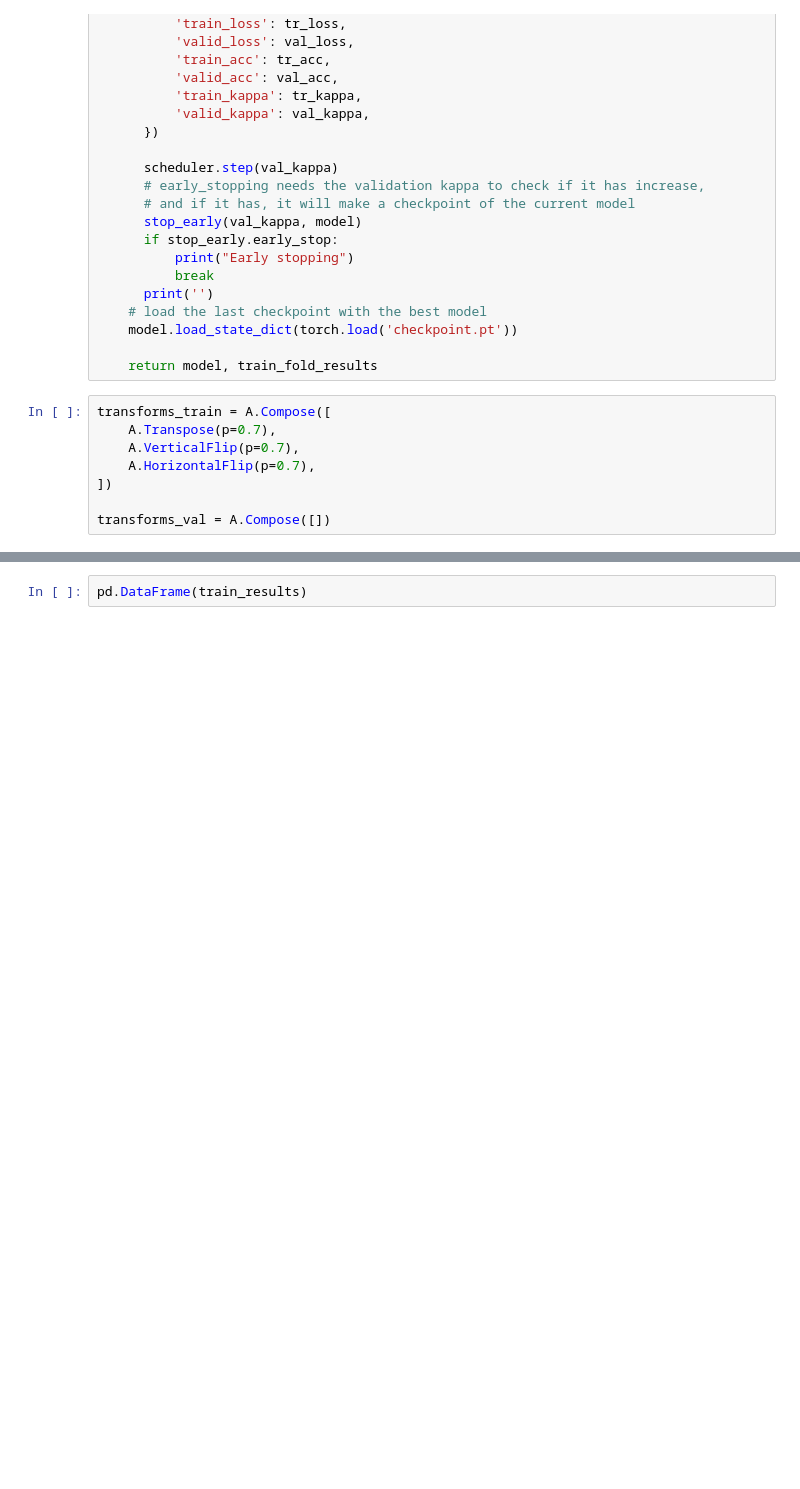
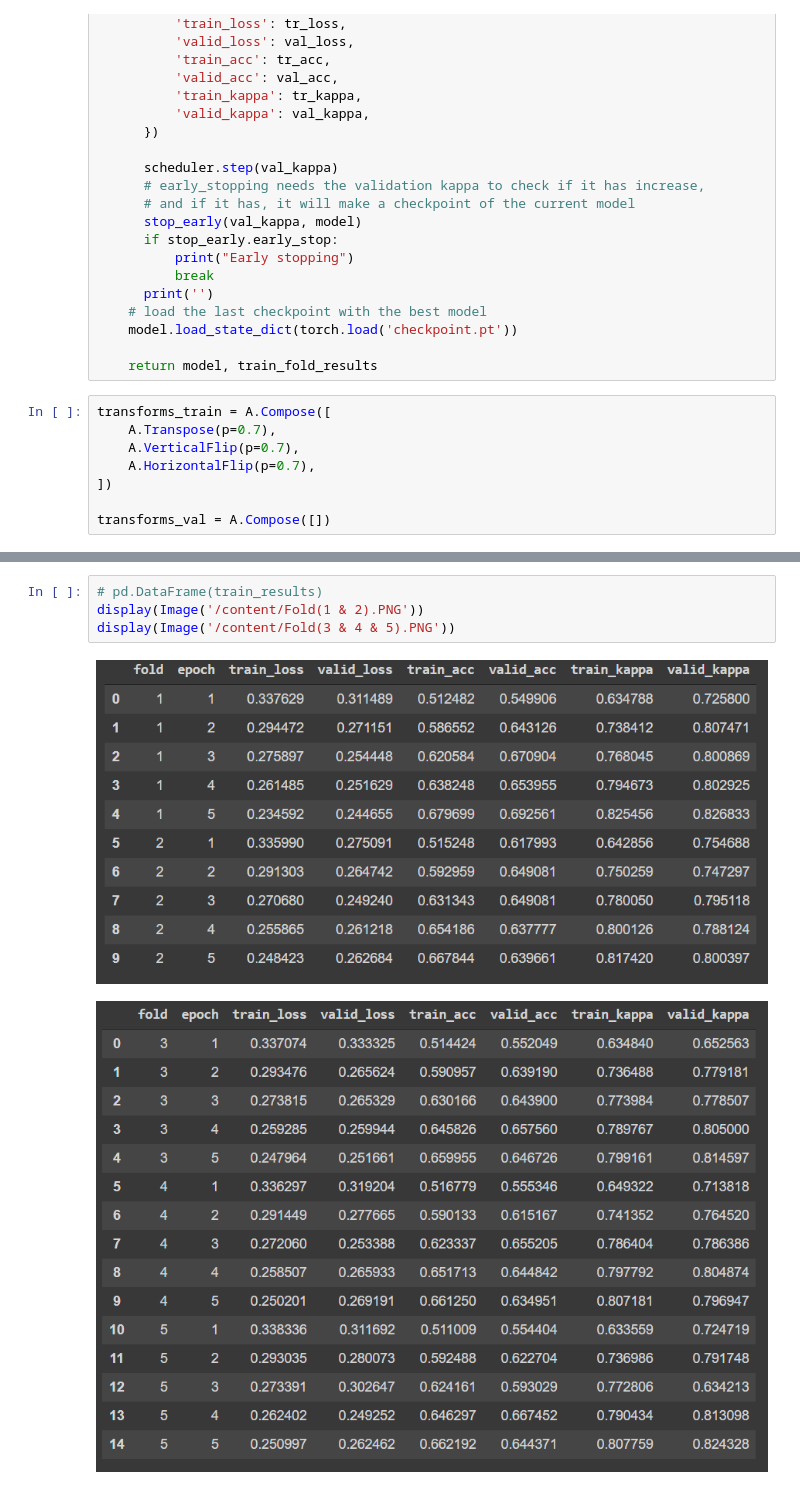
Before and after one commit to yaheaal/Prostate-cANcer, a Jupyter notebook: Prostate_cancer_classification_with_Pytorch__Efficientnet.ipynb, the cells around one changed output, grey strips where cells are left out. Saved outputs shown, nothing was run; the diff lists cells and outputs as text; blank space fills up the shorter version.

```diff
--- a/Prostate_cancer_classification_with_Pytorch__Efficientnet.ipynb
+++ b/Prostate_cancer_classification_with_Pytorch__Efficientnet.ipynb
@@ -404,2 +414,7 @@ Fri Apr 23 12:18:10 2021 Epoch: 1 | LR: 0.0003
-# %%
-pd.DataFrame(train_results)
+# %%
+# pd.DataFrame(train_results)
+display(Image('/content/Fold(1 & 2).PNG'))
+display(Image('/content/Fold(3 & 4 & 5).PNG'))
+# %% [output]
+[figure, added]
+[figure, added]
```
Also changed, not shown: parts of 7 cells of this notebook, 4 other files.
